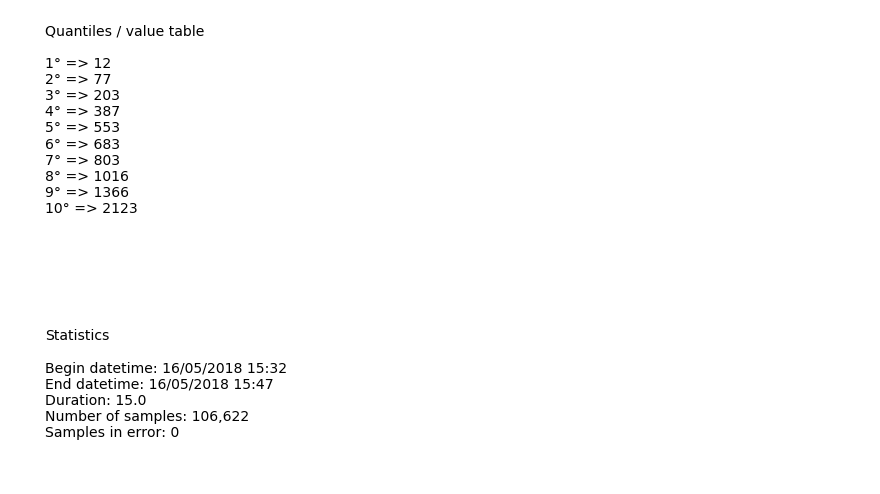
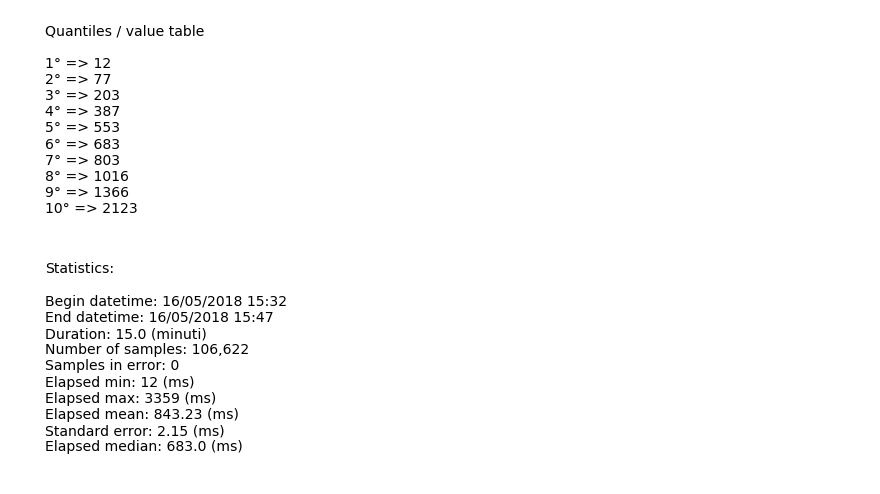
Before and after one commit to p-giovanni/JMeter_report, a Jupyter notebook: notebook/JMeter_Report.ipynb, the cells around one changed output. Drawn from its saved outputs; the diff is of its cells as text; code cells hidden in the pictures.

Commit message:
Stats text box.

```diff
--- a/notebook/JMeter_Report.ipynb
+++ b/notebook/JMeter_Report.ipynb
@@ -100,9 +100,11 @@ it = {
     ,"tps x":                     ("Tempo", 12)
 
     ,"quantiles txt title":       ("Tabella percentile / valore", 12)
-    ,"statistics txt title":      ("Dati statistici", 12)
-    ,"stats duration":            ("Inizio test: {be}\nFine test: {en}\nDurata: {d}\n")
+    ,"statistics txt title":      ("Dati statistici:", 12)
+    ,"stats duration":            ("Inizio test: {be}\nFine test: {en}\nDurata: {d} (minuti)\n")
     ,"stats sample num":          ("Numero campioni: {n}\nCampioni in errore: {er}\n")
+
+    ,"stats elapsed":             ("Tempo di servizio minimo: {min} (ms)\nTempo di servizio massimo: {max} (ms)\nTempo di servizio medio: {avg} (ms)\nVarianza: {stde} (ms)\n Tempo di servizio - mediana: {med} (ms)\n")
 }
 en = {
      "thread title": ("Threads number", 14)
@@ -134,10 +136,12 @@ en = {
     ,"tps x":                     ("Time", 12)
 
     ,"quantiles txt title":       ("Quantiles / value table", 12)
-    ,"statistics txt title":      ("Statistics", 12)
+    ,"statistics txt title":      ("Statistics:", 12)
 
-    ,"stats duration":            ("Begin datetime: {be}\nEnd datetime: {en}\nDuration: {d}\n")
+    ,"stats duration":            ("Begin datetime: {be}\nEnd datetime: {en}\nDuration: {d} (minuti)\n")
     ,"stats sample num":          ("Number of samples: {n}\nSamples in error: {er}\n")
+
+    ,"stats elapsed":             ("Elapsed min: {min} (ms)\nElapsed max: {max} (ms)\nElapsed mean: {avg} (ms)\nStandard error: {stde} (ms)\nElapsed median: {med} (ms)\n")
 }
 labels = en
 # %%
@@ -620,35 +624,40 @@ def statistics_box_text():
     rv = False
     try:
         title = "{title}\n\n".format(title=labels["statistics txt title"][0])
         txt_duration = labels["stats duration"].format(be=global_statistics['test begin'].strftime(dt_format)
                                                       ,en=global_statistics['test end'].strftime(dt_format)
                                                       ,d=global_statistics['duration'])
 
         txt_sample_num = labels["stats sample num"].format(n=f"{global_statistics['sample num']:,}"
                                                           ,er=f"{global_statistics['samples in error']:,}")
 
-        txt = title + txt_duration + txt_sample_num
+        txt_elapsed = labels["stats elapsed"].format(min=global_statistics['min elapsed']
+                                                    ,max=global_statistics['max elapsed']
+                                                    ,avg=global_statistics['mean elapsed']
+                                                    ,stde=global_statistics['std error elapsed']
+                                                    ,med=global_statistics['median elapsed'])
+        txt = title + txt_duration + txt_sample_num + txt_elapsed
     except Exception as ex:
         print("statistics_box_text failed - {ex}".format(ex=ex))
     else:
         rv = True
 
     return (rv, txt)
 
 # --------------------------------------------
 fig = plt.figure(figsize=(5, 3))
 gs = fig.add_gridspec(1, 1)
 fig.set_tight_layout(True)
 
 ax = []
 ax.append(fig.add_subplot(gs[0, 0]))
 
 text = statistics_box_text()
 if text[0] == True:
     text_box(ax[0], text[1])
     plt.savefig(os.path.join(images_path,"{prefix}statitstics-tbox.png".format(prefix=image_file_prefix)))
 # %% [output]
-[figure, old version]
+[figure, new version]
 # %%
 global_statistics
 # %% [output]
```
Also changed, not shown: 1 other file.
